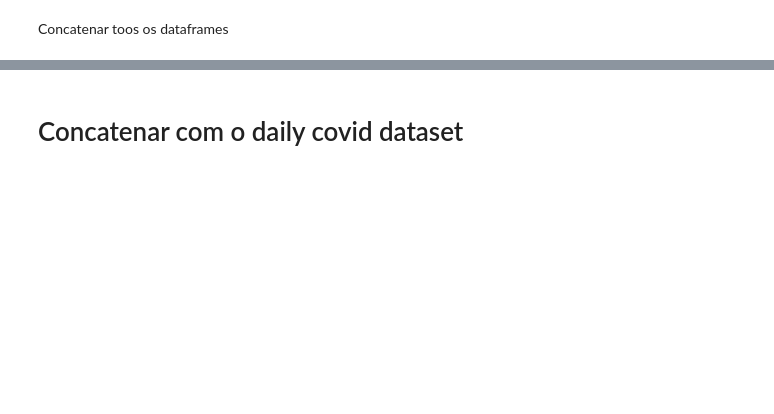
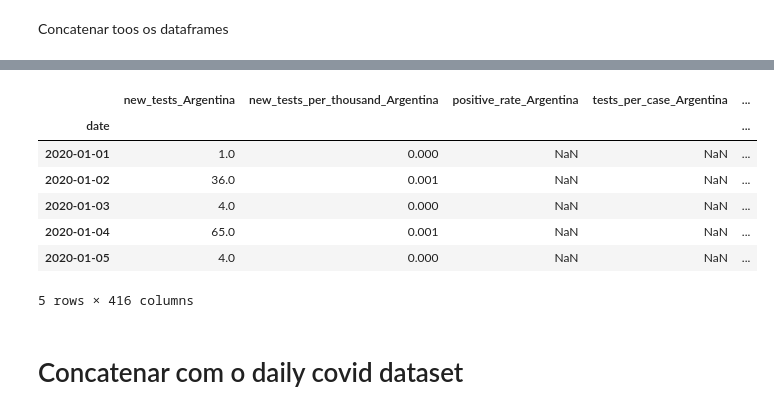
Before and after one commit to luisabreu102030/AA2_Trabalho, a Jupyter notebook: Daily_Model/tratamento.ipynb, the cells around one changed output, grey strips where cells are left out. Cells and saved outputs as stored; diff of their text form; code cells hidden in the pictures; blank space fills up the shorter version.

```diff
--- a/Daily_Model/tratamento.ipynb
+++ b/Daily_Model/tratamento.ipynb
@@ -358,6 +311,12 @@ df5
 | 92883 | ZWE | Africa | Zimbabwe | 2021-05-31 | 38961.0 | 17.0 | 37.857 | 1594.0 | ... |
 | 92884 | ZWE | Africa | Zimbabwe | 2021-06-01 | 38998.0 | 37.0 | 41.714 | 1599.0 | ... |
 92885 rows × 59 columns
+# %%
+df5 = df5.drop(columns = ['total_cases', 'new_cases_smoothed', 'total_deaths', 'new_deaths_smoothed', 'total_cases_per_million', 'new_cases_smoothed_per_million', 'total_deaths_per_million',
+                    'new_deaths_smoothed_per_million', 'reproduction_rate', 'weekly_icu_admissions','weekly_icu_admissions_per_million','weekly_hosp_admissions','weekly_hosp_admissions_per_million',
+                    'total_tests','total_tests_per_thousand', 'new_tests_smoothed', 'new_tests_smoothed_per_thousand', 'tests_units', 'total_vaccinations', 'new_vaccinations_smoothed',
+                    'total_vaccinations_per_hundred', 'new_vaccinations_smoothed_per_million', 'stringency_index', 'population', 'population_density', 'median_age', 'aged_65_older', 'aged_70_older',
+                    'extreme_poverty', 'human_development_index'])
 # %%
 import numpy as np
 unicos = pd.unique(df5['location'])
@@ -408,7 +367,7 @@ unicos = np.delete(unicos, [np.where(unicos == 'Afghanistan'), np.where(unicos =
                            np.where(unicos == 'New Caledonia'), np.where(unicos == 'Nicaragua'), np.where(unicos == 'Niger'), np.where(unicos == 'Nigeria'), np.where(unicos == 'North America'),
                            np.where(unicos == 'North Macedonia'), np.where(unicos == 'Northern Cyprus'), np.where(unicos == 'Oceania'), np.where(unicos == 'Oman'), np.where(unicos == 'Pakistan'),
                            np.where(unicos == 'Palestine'), np.where(unicos == 'Panama'), np.where(unicos == 'Papua New Guinea'), np.where(unicos == 'Paraguay'), np.where(unicos == 'Peru'),
-                           np.where(unicos == 'Philippines'), np.where(unicos == 'Pitcairn'), np.where(unicos == 'Portugal'), np.where(unicos == 'Qatar'), np.where(unicos == 'Rwanda'),
+                           np.where(unicos == 'Philippines'), np.where(unicos == 'Pitcairn'), np.where(unicos == 'Qatar'), np.where(unicos == 'Rwanda'),
                            np.where(unicos == 'Saint Helena'), np.where(unicos == 'Saint Kitts and Nevis'), np.where(unicos == 'Saint Lucia'), np.where(unicos == 'Saint Vincent and the Grenadines'),
                            np.where(unicos == 'Samoa'), np.where(unicos == 'Saudi Arabia'), np.where(unicos == 'Senegal'), np.where(unicos == 'Seychelles'), np.where(unicos == 'Sierra Leone'),
                            np.where(unicos == 'Singapore'), np.where(unicos == 'Sint Maarten (Dutch part)'), np.where(unicos == 'Solomon Islands'), np.where(unicos == 'Somalia'), np.where(unicos == 'South Africa'),
@@ -665,3 +445,19 @@ result_1.head()
+# %%
+result = pd.concat(df_index, axis=1)
+nan_values = result.isnull().sum()
+for j in nan_values.index:
+    if nan_values[j] >60:
+        result = result.drop(columns = j, axis =1)
+result.head()
+# %% [output]
+|  | new_tests_Argentina | new_tests_per_thousand_Argentina | positive_rate_Argentina | tests_per_case_Argentina | ... |
+| date |  |  |  |  | ... |
+| 2020-01-01 | 1.0 | 0.000 | NaN | NaN | ... |
+| 2020-01-02 | 36.0 | 0.001 | NaN | NaN | ... |
+| 2020-01-03 | 4.0 | 0.000 | NaN | NaN | ... |
+| 2020-01-04 | 65.0 | 0.001 | NaN | NaN | ... |
+| 2020-01-05 | 4.0 | 0.000 | NaN | NaN | ... |
+5 rows × 416 columns
 # %% [markdown]
 # Concatenar com o daily covid dataset
 # %%
```
Also changed, not shown: parts of 41 cells of this notebook, 2 other files.
